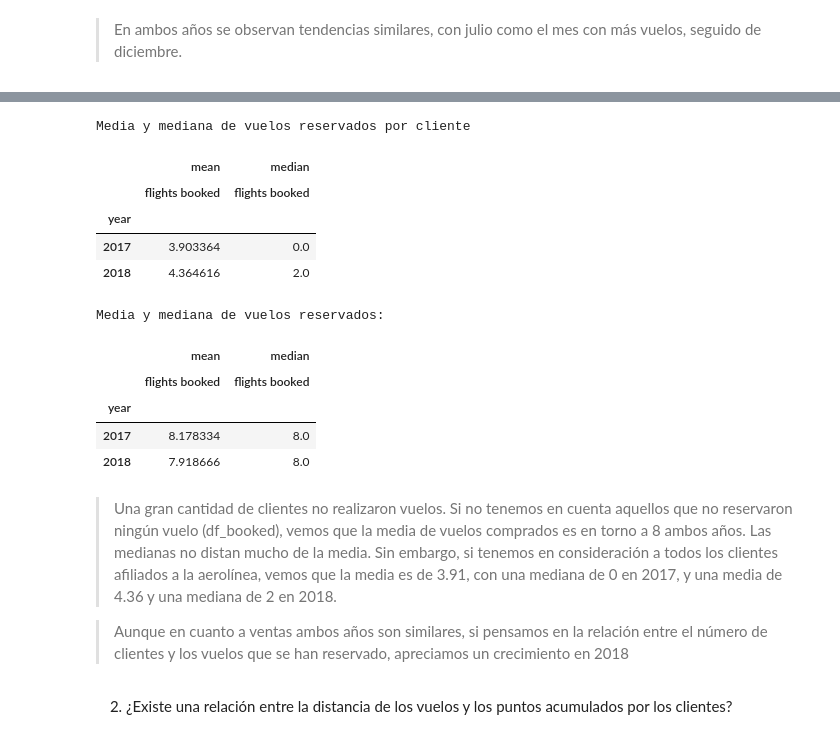
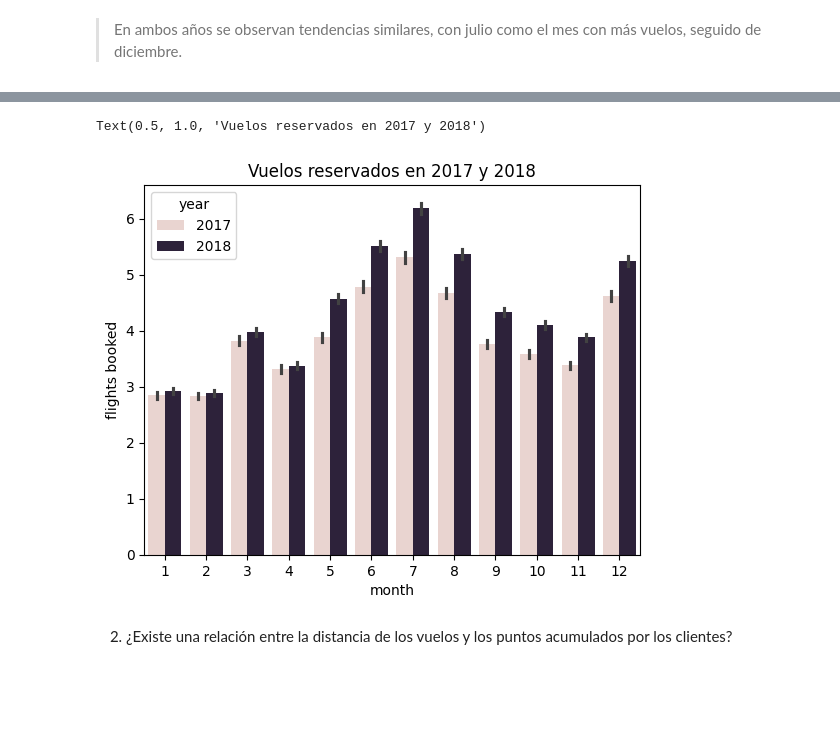
Before and after one commit to Adalab/bda-modulo-3-evaluacion-final-icorreald, a Jupyter notebook: 2.visualizaciones.ipynb, the cells around one changed output, grey strips where cells are left out. Cells and saved outputs as stored; diff of their text form; code cells hidden in the pictures; blank space fills up the shorter version.

```diff
--- a/2.visualizaciones.ipynb
+++ b/2.visualizaciones.ipynb
@@ -64,25 +14,12 @@ axes[0][0].set_tile('Vuelos ')
-# %%
-print('Media y mediana de vuelos reservados por cliente')
-display(df.pivot_table(index='year', values='flights booked', aggfunc=['mean', 'median']))
-print('Media y mediana de vuelos reservados:')
-display(df_booked.pivot_table(index='year', values='flights booked', aggfunc=['mean', 'median']))
-# %% [output]
-Media y mediana de vuelos reservados por cliente
-|  | mean | median |
-|  | flights booked | flights booked |
-| year |  |  |
-| 2017 | 3.903364 | 0.0 |
-| 2018 | 4.364616 | 2.0 |
-Media y mediana de vuelos reservados:
-|  | mean | median |
-|  | flights booked | flights booked |
-| year |  |  |
-| 2017 | 8.178334 | 8.0 |
-| 2018 | 7.918666 | 8.0 |
-# %% [markdown]
-> Una gran cantidad de clientes no realizaron vuelos. Si no tenemos en cuenta aquellos que no reservaron ningún vuelo (df_booked), vemos que la media de vuelos comprados es en torno a 8 ambos años. Las medianas no distan mucho de la media. Sin embargo, si tenemos en consideración a todos los clientes afiliados a la aerolínea, vemos que la media es de 3.91, con una mediana de 0 en 2017, y una media de 4.36 y una mediana de 2 en 2018.
-
-> Aunque en cuanto a ventas ambos años son similares, si pensamos en la relación entre el número de clientes y los vuelos que se han reservado, apreciamos un crecimiento en 2018
+# %%
+sns.barplot(x='month',
+             hue = 'year',
+             y='flights booked',
+             data=df)
+plt.title('Vuelos reservados en 2017 y 2018')
+# %% [output]
+Text(0.5, 1.0, 'Vuelos reservados en 2017 y 2018')
+[figure, added]
 # %% [markdown]
 2. ¿Existe una relación entre la distancia de los vuelos y los puntos acumulados por los clientes?
 # %%
```
Also changed, not shown: parts of 19 cells of this notebook, 5 other files.
